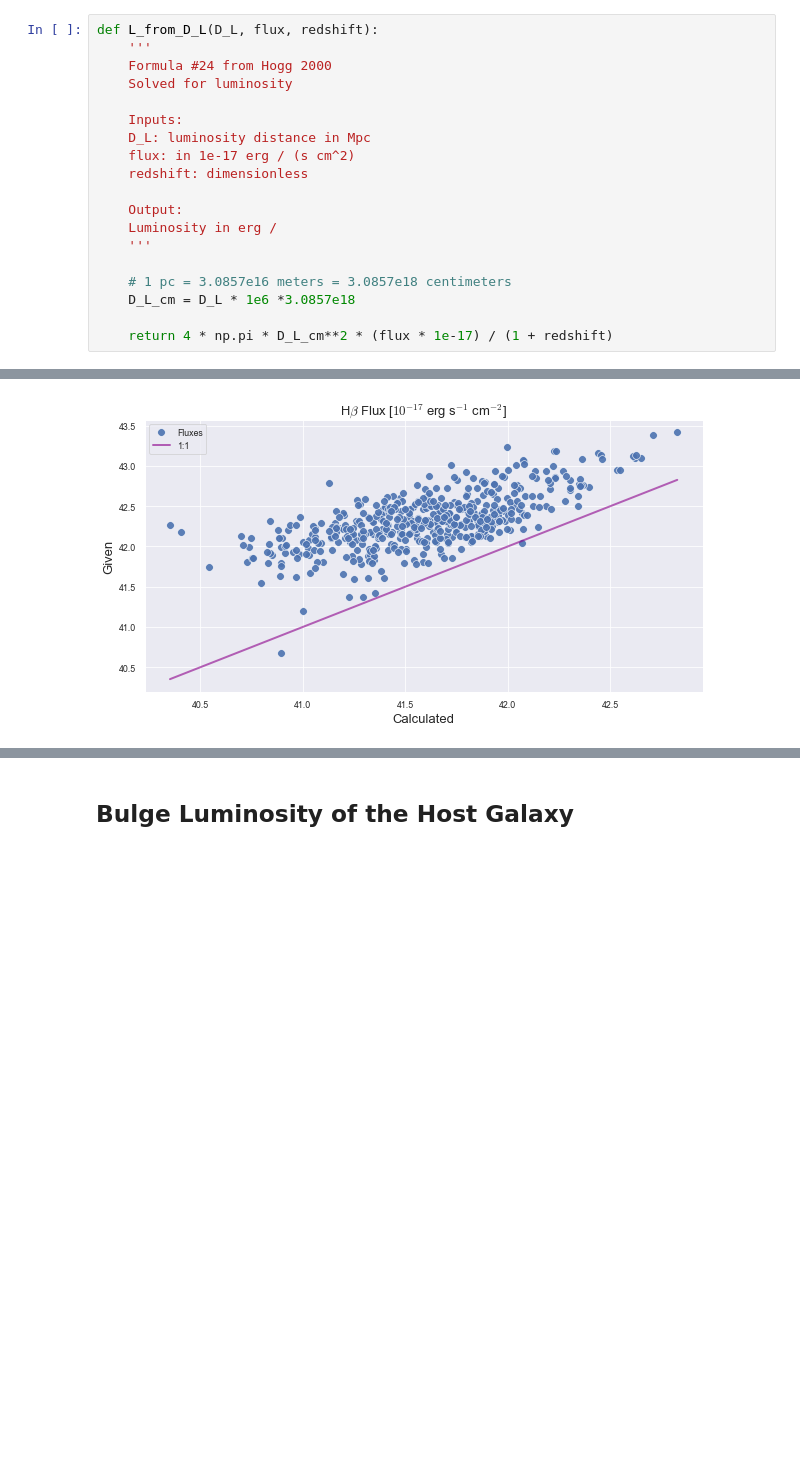
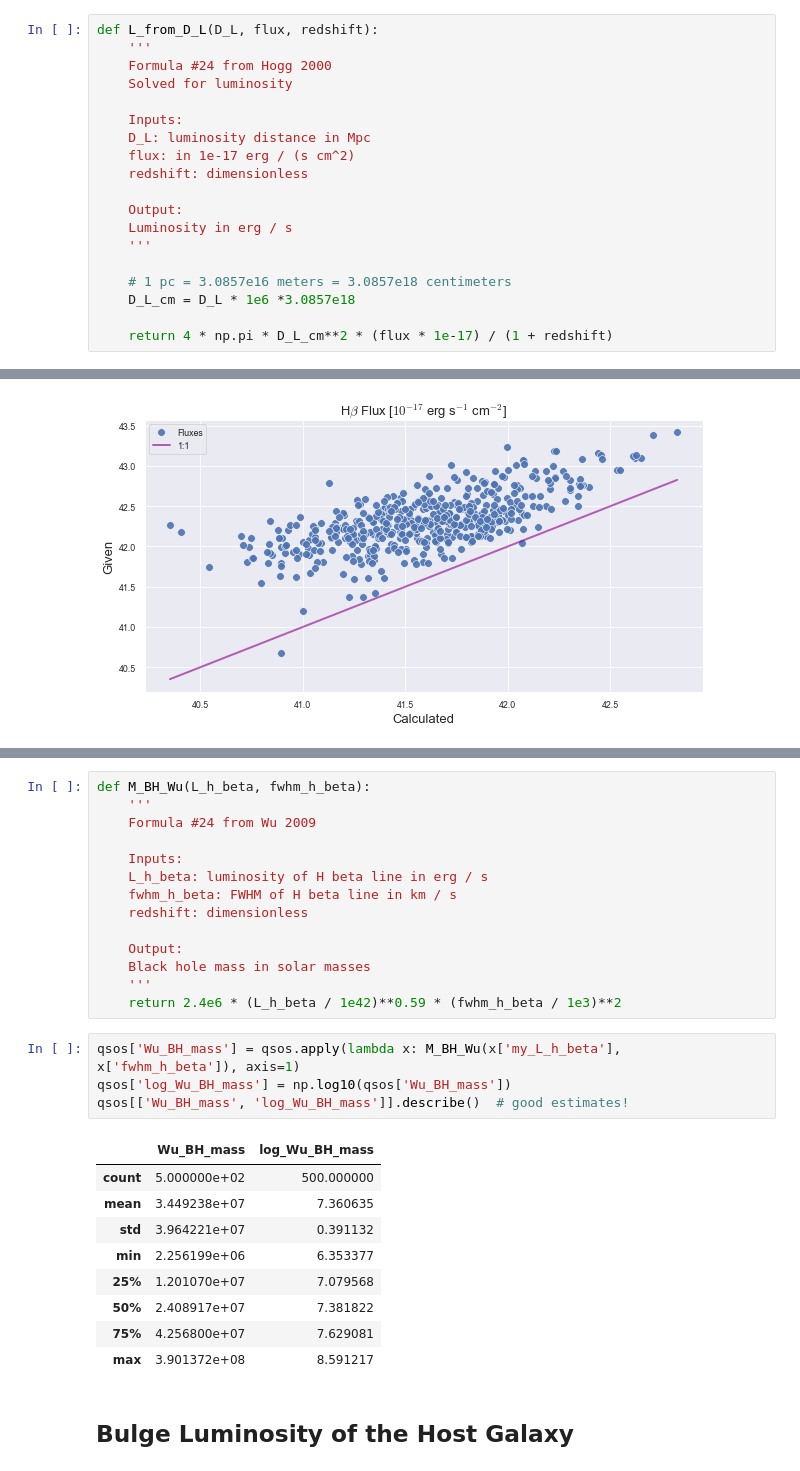
Before and after one commit to NicoGalvarino/AGN_Tutorials_Git, a Jupyter notebook: Tutorial_3_BH_params/Tutorial_3_BH_AD.ipynb, the cells around one changed output, grey strips where cells are left out. Saved outputs shown, nothing was run; the diff lists cells and outputs as text; blank space fills up the shorter version.

Commit message:
Add BH mass formula from Wu 2009

```diff
--- a/Tutorial_3_BH_params/Tutorial_3_BH_AD.ipynb
+++ b/Tutorial_3_BH_params/Tutorial_3_BH_AD.ipynb
@@ -435,7 +435,7 @@ def L_from_D_L(D_L, flux, redshift):
     redshift: dimensionless
 
     Output:
-    Luminosity in erg /
+    Luminosity in erg / s
     '''
 
     # 1 pc = 3.0857e16 meters = 3.0857e18 centimeters
@@ -505,2 +534,30 @@ I note that my calculated values are systematically lower than the given ones. T
+# %%
+def M_BH_Wu(L_h_beta, fwhm_h_beta):
+    '''
+    Formula #24 from Wu 2009
+
+    Inputs:
+    L_h_beta: luminosity of H beta line in erg / s
+    fwhm_h_beta: FWHM of H beta line in km / s
+    redshift: dimensionless
+
+    Output:
+    Black hole mass in solar masses
+    '''
+    return 2.4e6 * (L_h_beta / 1e42)**0.59 * (fwhm_h_beta / 1e3)**2
+# %%
+qsos['Wu_BH_mass'] = qsos.apply(lambda x: M_BH_Wu(x['my_L_h_beta'], x['fwhm_h_beta']), axis=1)
+qsos['log_Wu_BH_mass'] = np.log10(qsos['Wu_BH_mass'])
+qsos[['Wu_BH_mass', 'log_Wu_BH_mass']].describe()  # good estimates!
+# %% [output]
+|  | Wu_BH_mass | log_Wu_BH_mass |
+| count | 5.000000e+02 | 500.000000 |
+| mean | 3.449238e+07 | 7.360635 |
+| std | 3.964221e+07 | 0.391132 |
+| min | 2.256199e+06 | 6.353377 |
+| 25% | 1.201070e+07 | 7.079568 |
+| 50% | 2.408917e+07 | 7.381822 |
+| 75% | 4.256800e+07 | 7.629081 |
+| max | 3.901372e+08 | 8.591217 |
 # %% [markdown]
 ## Bulge Luminosity of the Host Galaxy
```
Also changed, not shown: parts of 3 cells of this notebook.
